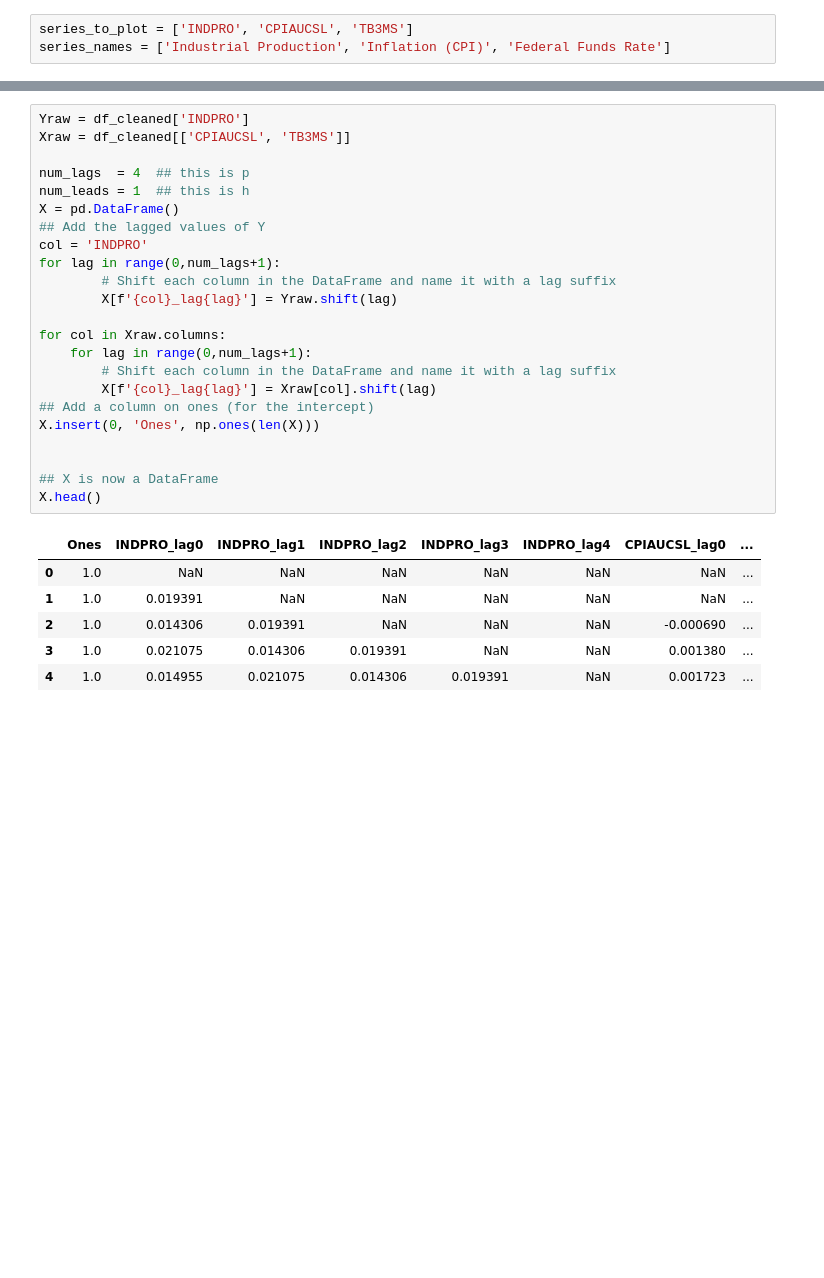
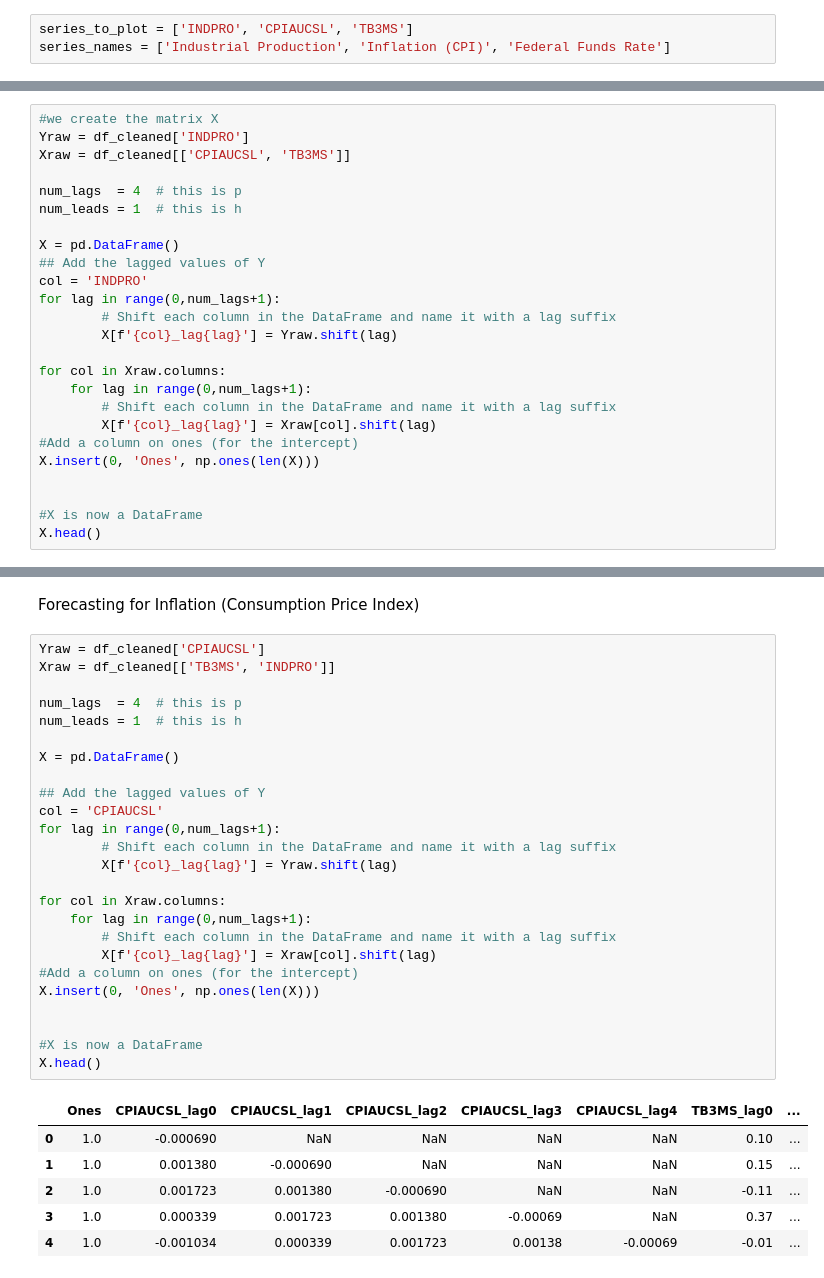
Before and after one commit to uniroma/assignment1-patagonia, a Jupyter notebook: example.ipynb, the cells around one changed output, grey strips where cells are left out. Cells and saved outputs as stored; diff of their text form; blank space fills up the shorter version.

```diff
--- a/example.ipynb
+++ b/example.ipynb
@@ -138,0 +152,25 @@ Forecast for Industrial Production for the first period (Tt+1)
+# %%
+#we create the matrix X
+Yraw = df_cleaned['INDPRO']
+Xraw = df_cleaned[['CPIAUCSL', 'TB3MS']]
+
+num_lags  = 4  # this is p
+num_leads = 1  # this is h
+
+X = pd.DataFrame()
+## Add the lagged values of Y
+col = 'INDPRO'
+for lag in range(0,num_lags+1):
+        # Shift each column in the DataFrame and name it with a lag suffix
+        X[f'{col}_lag{lag}'] = Yraw.shift(lag)
+
+for col in Xraw.columns:
+    for lag in range(0,num_lags+1):
+        # Shift each column in the DataFrame and name it with a lag suffix
+        X[f'{col}_lag{lag}'] = Xraw[col].shift(lag)
+#Add a column on ones (for the intercept)
+X.insert(0, 'Ones', np.ones(len(X)))
+
+
+#X is now a DataFrame
+X.head()
@@ -139,31 +307,35 @@ Forecast for Industrial Production for the first period (Tt+1)
+# %% [markdown]
+Forecasting for Inflation (Consumption Price Index)
 # %%
-Yraw = df_cleaned['INDPRO']
-Xraw = df_cleaned[['CPIAUCSL', 'TB3MS']]
+Yraw = df_cleaned['CPIAUCSL']
+Xraw = df_cleaned[['TB3MS', 'INDPRO']]
 
-num_lags  = 4  ## this is p
-num_leads = 1  ## this is h
+num_lags  = 4  # this is p
+num_leads = 1  # this is h
+
 X = pd.DataFrame()
+
 ## Add the lagged values of Y
-col = 'INDPRO'
+col = 'CPIAUCSL'
 for lag in range(0,num_lags+1):
         # Shift each column in the DataFrame and name it with a lag suffix
         X[f'{col}_lag{lag}'] = Yraw.shift(lag)
 
 for col in Xraw.columns:
     for lag in range(0,num_lags+1):
         # Shift each column in the DataFrame and name it with a lag suffix
         X[f'{col}_lag{lag}'] = Xraw[col].shift(lag)
-## Add a column on ones (for the intercept)
+#Add a column on ones (for the intercept)
 X.insert(0, 'Ones', np.ones(len(X)))
 
 
-## X is now a DataFrame
+#X is now a DataFrame
 X.head()
 # %% [output]
-|  | Ones | INDPRO_lag0 | INDPRO_lag1 | INDPRO_lag2 | INDPRO_lag3 | INDPRO_lag4 | CPIAUCSL_lag0 | ... |
-| 0 | 1.0 | NaN | NaN | NaN | NaN | NaN | NaN | ... |
-| 1 | 1.0 | 0.019391 | NaN | NaN | NaN | NaN | NaN | ... |
-| 2 | 1.0 | 0.014306 | 0.019391 | NaN | NaN | NaN | -0.000690 | ... |
-| 3 | 1.0 | 0.021075 | 0.014306 | 0.019391 | NaN | NaN | 0.001380 | ... |
-| 4 | 1.0 | 0.014955 | 0.021075 | 0.014306 | 0.019391 | NaN | 0.001723 | ... |
+|  | Ones | CPIAUCSL_lag0 | CPIAUCSL_lag1 | CPIAUCSL_lag2 | CPIAUCSL_lag3 | CPIAUCSL_lag4 | TB3MS_lag0 | ... |
+| 0 | 1.0 | -0.000690 | NaN | NaN | NaN | NaN | 0.10 | ... |
+| 1 | 1.0 | 0.001380 | -0.000690 | NaN | NaN | NaN | 0.15 | ... |
+| 2 | 1.0 | 0.001723 | 0.001380 | -0.000690 | NaN | NaN | -0.11 | ... |
+| 3 | 1.0 | 0.000339 | 0.001723 | 0.001380 | -0.00069 | NaN | 0.37 | ... |
+| 4 | 1.0 | -0.001034 | 0.000339 | 0.001723 | 0.00138 | -0.00069 | -0.01 | ... |
 # %%
```
Also changed, not shown: parts of 25 cells of this notebook.
